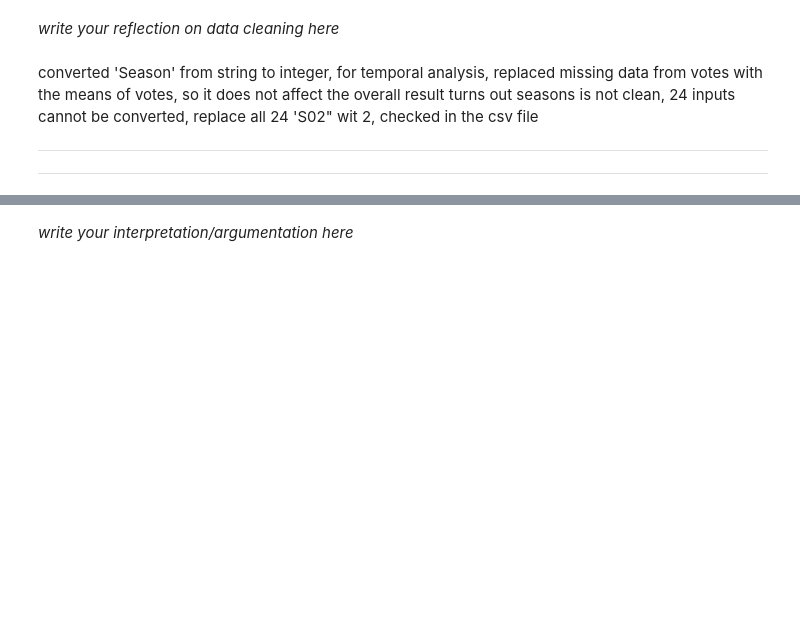
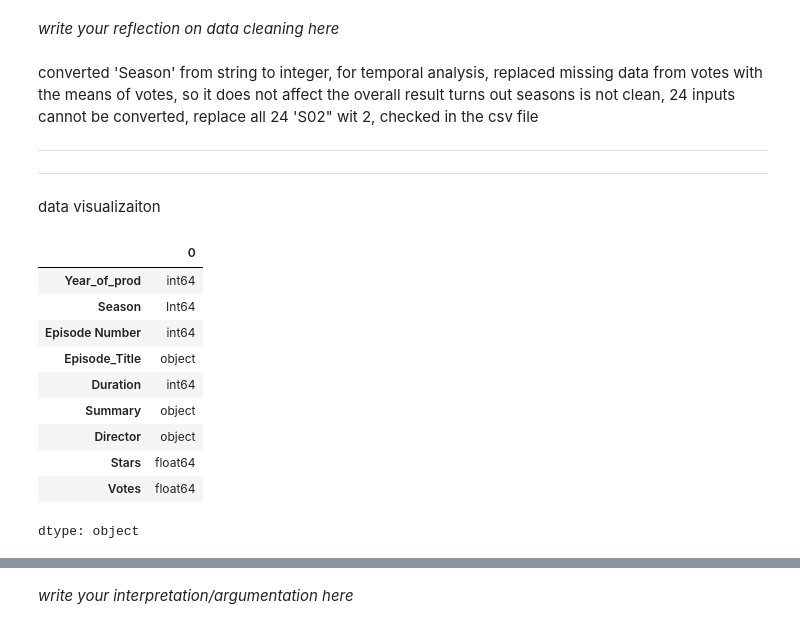
Before and after one commit to onni-Q/individual-miniproject, a Jupyter notebook: Individual_Miniproject.ipynb, the cells around one changed output, grey strips where cells are left out. Cells and saved outputs as stored; diff of their text form; code cells hidden in the pictures; blank space fills up the shorter version.

```diff
--- a/Individual_Miniproject.ipynb
+++ b/Individual_Miniproject.ipynb
@@ -272,0 +271,18 @@ turns out seasons is not clean, 24 inputs cannot be converted, replace all 24 'S
+# %% [markdown]
+data visualizaiton
+# %%
+# data visualization
+df.dtypes
+# idea_1: relation between Year_of_prod and Stars
+# %% [output]
+|  | 0 |
+| Year_of_prod | int64 |
+| Season | Int64 |
+| Episode Number | int64 |
+| Episode_Title | object |
+| Duration | int64 |
+| Summary | object |
+| Director | object |
+| Stars | float64 |
+| Votes | float64 |
+dtype: object
```
Also changed, not shown: parts of 4 cells of this notebook.
